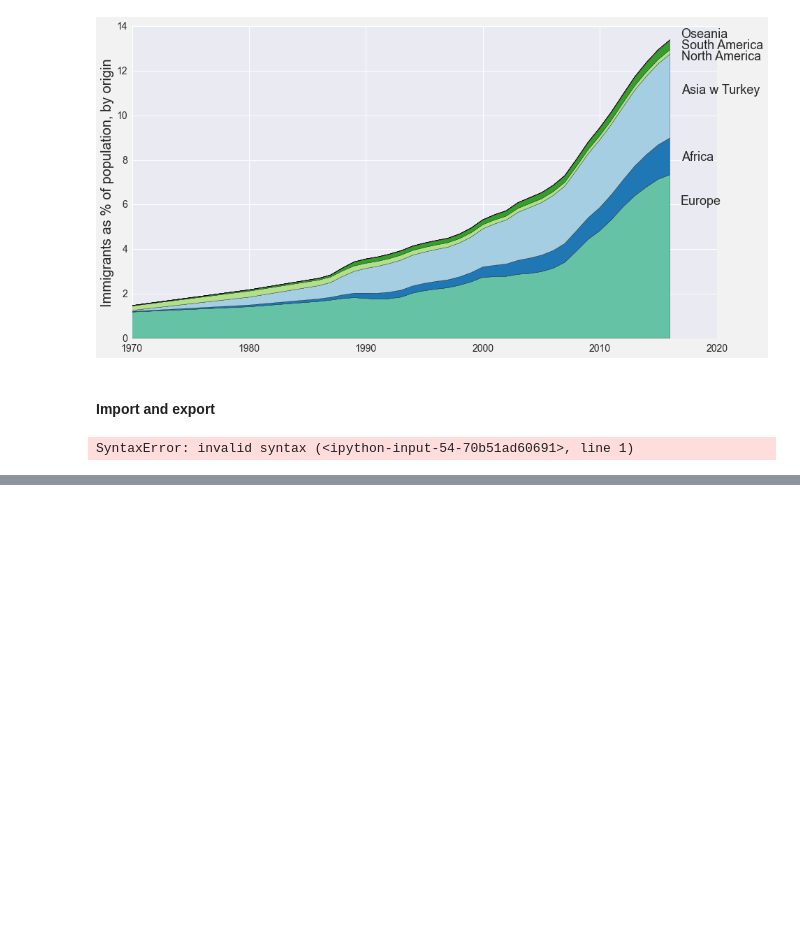
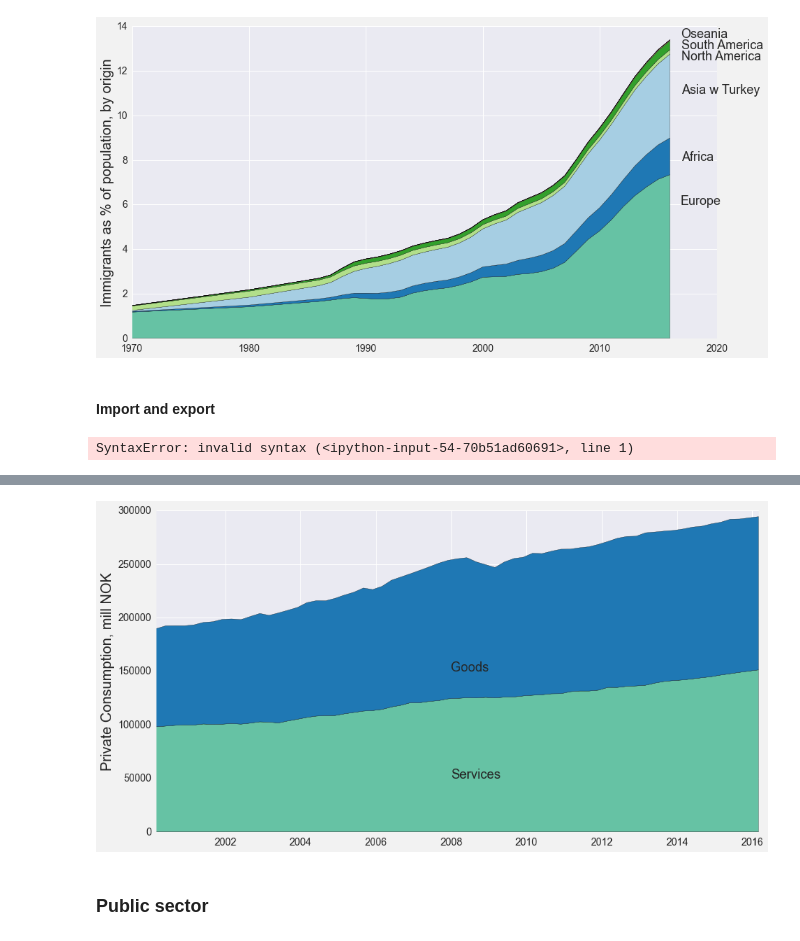
Before and after one commit to jmaurit/norwayeconomy, a Jupyter notebook: norwayeconomy.ipynb, the cells around one changed output, grey strips where cells are left out. Cells and saved outputs as stored; diff of their text form; code cells hidden in the pictures; blank space fills up the shorter version.

```diff
--- a/norwayeconomy.ipynb
+++ b/norwayeconomy.ipynb
@@ -709,0 +858,31 @@ SyntaxError: invalid syntax (<ipython-input-54-70b51ad60691>, line 1)
+# %%
+pkon = NRSA[NRSA.kateg=="koh"]
+
+del pkon["kateg"]
+pkon_w = pkon.pivot(index='kvartal', columns='variabel', values='verdi')
+pkon_w.columns =['Household and Nonprofit',
+       'Household', 'Household Foreign Consumption',
+       'Services', 'Foreigners Consumption in Norway', 'Goods']
+
+pkon_stack = pkon_w[['Services', 'Goods']]
+
+
+Y = np.array(pkon_stack)
+
+dates = pkon_stack.index.values
+# %%
+annotate = pd.DataFrame()
+annotate["labels"] = ["Services", "Goods"]
+annotate["Y"] = [50000, 150000]
+# %%
+fig, ax = plt.subplots()
+ax.stackplot(dates, Y.T)
+for ant in annotate.iterrows():
+    ax.annotate(ant[1]["labels"], xy=(yearmonth("200801"), ant[1]["Y"]))
+ax.set_ylabel("Private Consumption, mill NOK")
+fig.savefig("figures/na_privconsumption.png")
+plt.show()
+# %% [output]
+[figure, added]
+# %% [markdown]
+### Public sector
```
Also changed, not shown: parts of 22 cells of this notebook, 9 other files.
